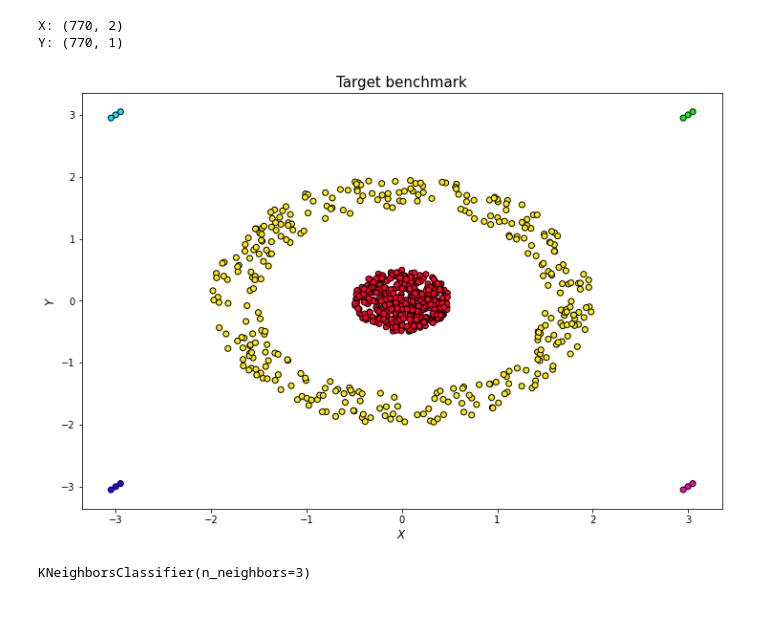
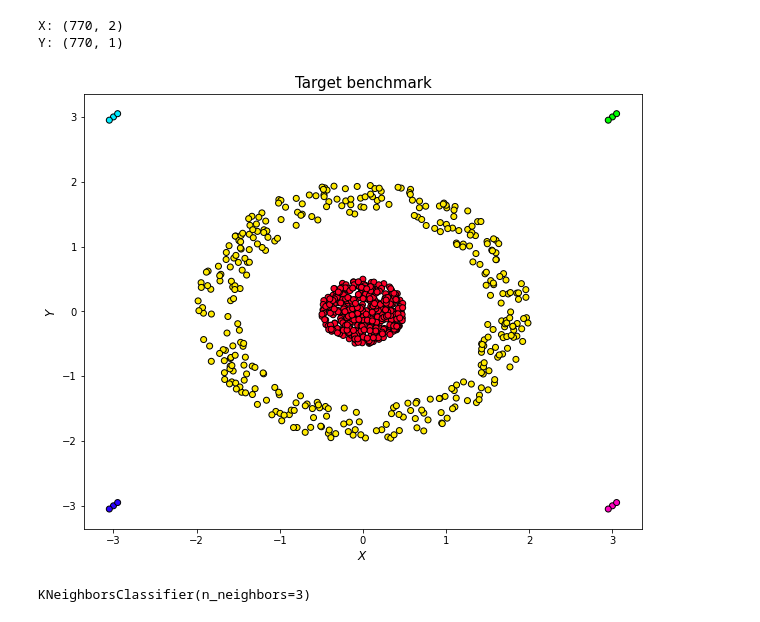
Before and after one commit to Timgrau/Machinelearning, a Jupyter notebook: Classification/Nearest-Neighbors.ipynb, the cells around one changed output. Cells and saved outputs as stored; diff of their text form; code cells hidden in the pictures.

```diff
--- a/Classification/Nearest-Neighbors.ipynb
+++ b/Classification/Nearest-Neighbors.ipynb
@@ -120,16 +116,16 @@ Y: (770, 1)
 # %%
 import matplotlib.cm as cm
 
-plt.figure(figsize=(12, 8))
+plt.figure(figsize=(10, 8))
 plt.scatter(X_target[:, 0], X_target[:, 1],
             c=Y_target, edgecolor="black",
             cmap=cm.gist_rainbow)
 plt.ylabel("$Y$", size=12)
 plt.xlabel("$X$", size=12)
 plt.title("Target benchmark", size=15)
 plt.show()
 # %% [output]
-[figure, old version]
+[figure, new version]
 # %%
 # Try K-Nearest-Neighbor
 from sklearn.neighbors import KNeighborsClassifier
```
Also changed, not shown: parts of 17 cells of this notebook.
